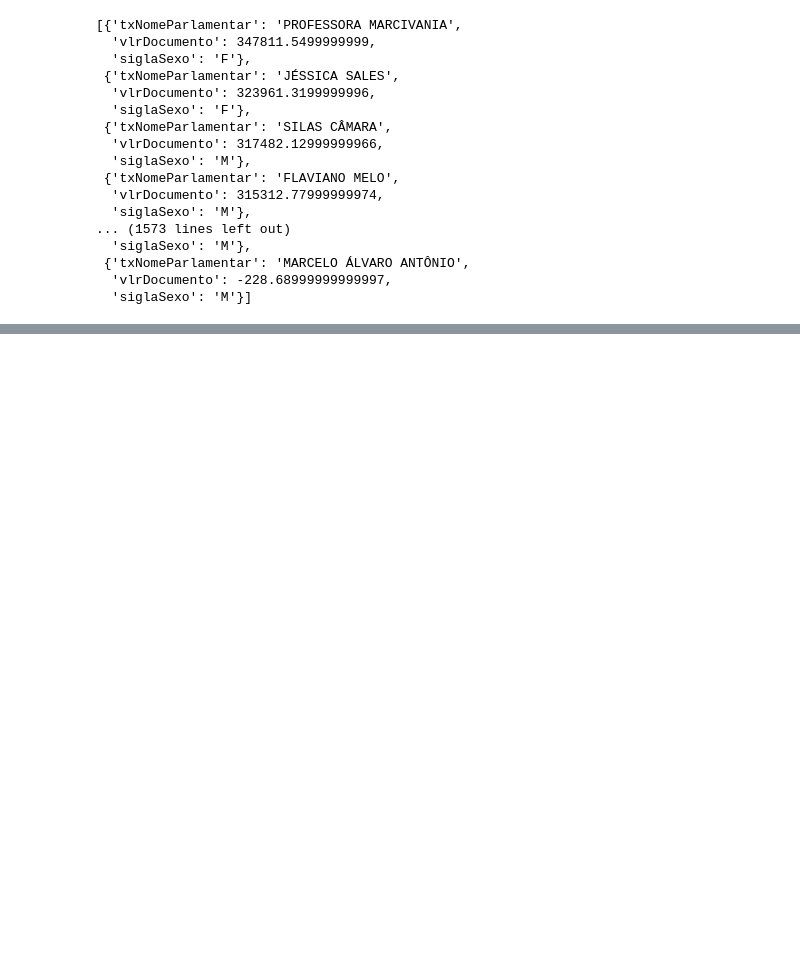
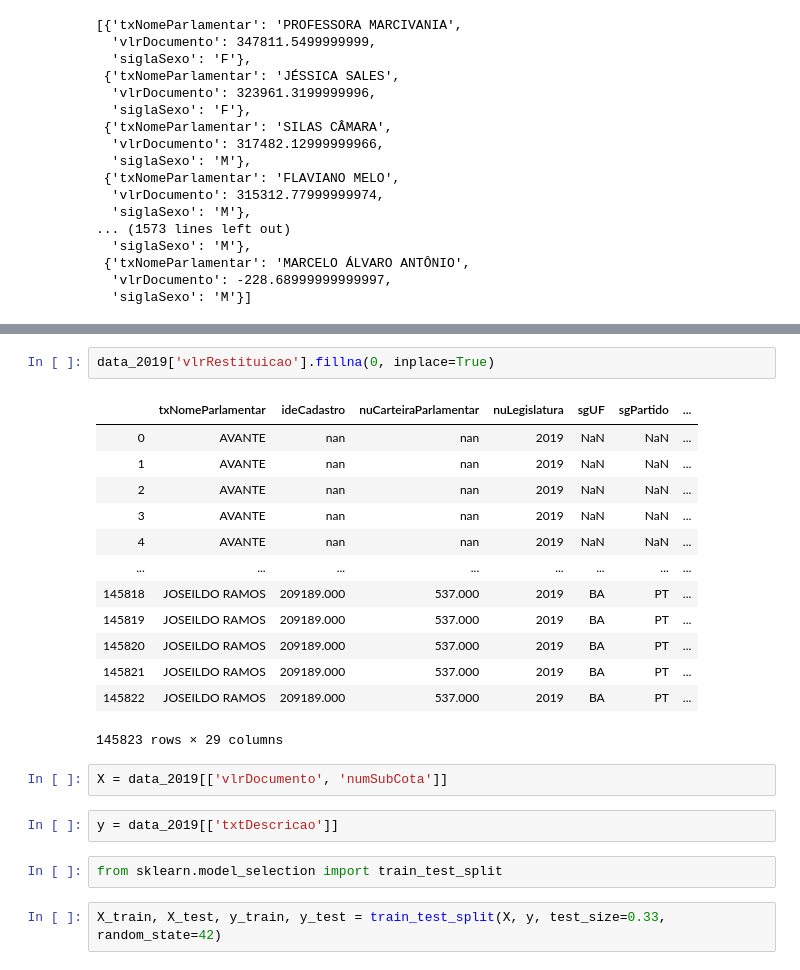
Before and after one commit to instituto-hub/Bootcamp-Ciencia-de-Dados, a Jupyter notebook: Turma #1/gasto_deputados.ipynb, the cells around one changed output, grey strips where cells are left out. Saved outputs shown, nothing was run; the diff lists cells and outputs as text; blank space fills up the shorter version.

```diff
--- a/Turma #1/gasto_deputados.ipynb
+++ b/Turma #1/gasto_deputados.ipynb
@@ -344,0 +400,24 @@ pd.DataFrame(lista_gasto_sexo,columns=['txNomeParlamentar', 'vlrDocumento', 'sig
+# %%
+data_2019['vlrRestituicao'].fillna(0, inplace=True)
+# %% [output]
+|  | txNomeParlamentar | ideCadastro | nuCarteiraParlamentar | nuLegislatura | sgUF | sgPartido | ... |
+| 0 | AVANTE | nan | nan | 2019 | NaN | NaN | ... |
+| 1 | AVANTE | nan | nan | 2019 | NaN | NaN | ... |
+| 2 | AVANTE | nan | nan | 2019 | NaN | NaN | ... |
+| 3 | AVANTE | nan | nan | 2019 | NaN | NaN | ... |
+| 4 | AVANTE | nan | nan | 2019 | NaN | NaN | ... |
+| ... | ... | ... | ... | ... | ... | ... | ... |
+| 145818 | JOSEILDO RAMOS | 209189.000 | 537.000 | 2019 | BA | PT | ... |
+| 145819 | JOSEILDO RAMOS | 209189.000 | 537.000 | 2019 | BA | PT | ... |
+| 145820 | JOSEILDO RAMOS | 209189.000 | 537.000 | 2019 | BA | PT | ... |
+| 145821 | JOSEILDO RAMOS | 209189.000 | 537.000 | 2019 | BA | PT | ... |
+| 145822 | JOSEILDO RAMOS | 209189.000 | 537.000 | 2019 | BA | PT | ... |
+145823 rows × 29 columns
+# %%
+X = data_2019[['vlrDocumento', 'numSubCota']]
+# %%
+y = data_2019[['txtDescricao']]
+# %%
+from sklearn.model_selection import train_test_split
+# %%
+X_train, X_test, y_train, y_test = train_test_split(X, y, test_size=0.33, random_state=42)
```
Also changed, not shown: parts of 13 cells of this notebook, 1 other file.
